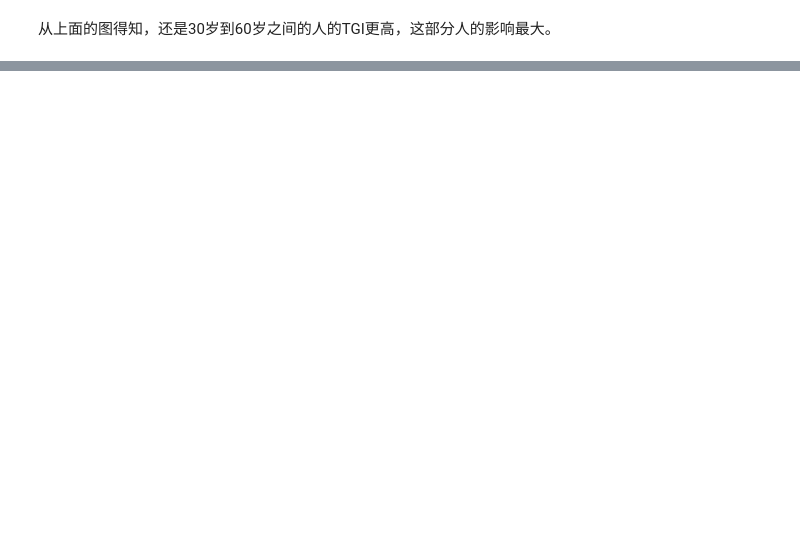
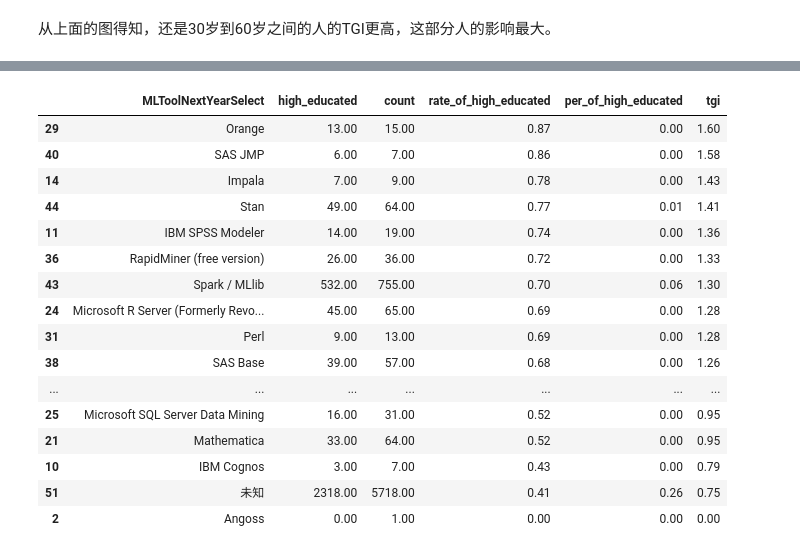
Before and after one commit to chunyaozhang/qiuzhi_note, a Jupyter notebook: 小数点 - 用户画像/第一周文件合集/第一周作业/homework_2.ipynb, the cells around one changed output, grey strips where cells are left out. Cells and saved outputs as stored; diff of their text form; code cells hidden in the pictures; blank space fills up the shorter version.

```diff
--- a/小数点 - 用户画像/第一周文件合集/第一周作业/homework_2.ipynb
+++ b/小数点 - 用户画像/第一周文件合集/第一周作业/homework_2.ipynb
@@ -266,0 +487,21 @@ plt.show()
+# %%
+# 这里面数据过多，直接进行TGI倒序排列
+t_tool.sort_values('tgi',ascending=False)
+# %% [output]
+|  | MLToolNextYearSelect | high_educated | count | rate_of_high_educated | per_of_high_educated | tgi |
+| 29 | Orange | 13.00 | 15.00 | 0.87 | 0.00 | 1.60 |
+| 40 | SAS JMP | 6.00 | 7.00 | 0.86 | 0.00 | 1.58 |
+| 14 | Impala | 7.00 | 9.00 | 0.78 | 0.00 | 1.43 |
+| 44 | Stan | 49.00 | 64.00 | 0.77 | 0.01 | 1.41 |
+| 11 | IBM SPSS Modeler | 14.00 | 19.00 | 0.74 | 0.00 | 1.36 |
+| 36 | RapidMiner (free version) | 26.00 | 36.00 | 0.72 | 0.00 | 1.33 |
+| 43 | Spark / MLlib | 532.00 | 755.00 | 0.70 | 0.06 | 1.30 |
+| 24 | Microsoft R Server (Formerly Revo... | 45.00 | 65.00 | 0.69 | 0.00 | 1.28 |
+| 31 | Perl | 9.00 | 13.00 | 0.69 | 0.00 | 1.28 |
+| 38 | SAS Base | 39.00 | 57.00 | 0.68 | 0.00 | 1.26 |
+| ... | ... | ... | ... | ... | ... | ... |
+| 25 | Microsoft SQL Server Data Mining | 16.00 | 31.00 | 0.52 | 0.00 | 0.95 |
+| 21 | Mathematica | 33.00 | 64.00 | 0.52 | 0.00 | 0.95 |
+| 10 | IBM Cognos | 3.00 | 7.00 | 0.43 | 0.00 | 0.79 |
+| 51 | 未知 | 2318.00 | 5718.00 | 0.41 | 0.26 | 0.75 |
+| 2 | Angoss | 0.00 | 1.00 | 0.00 | 0.00 | 0.00 |
```
Also changed, not shown: parts of 20 cells of this notebook, 7 other files.
